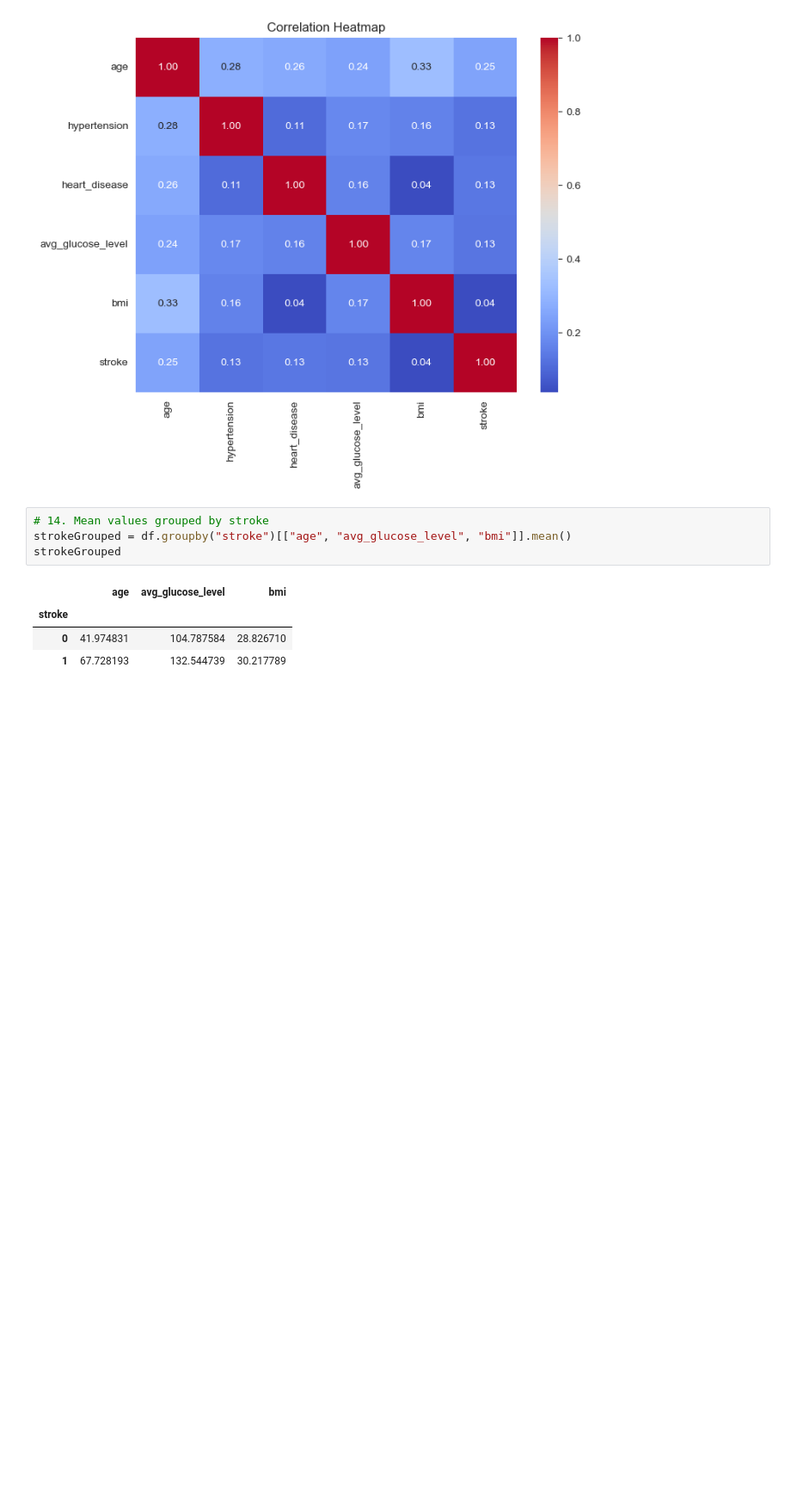
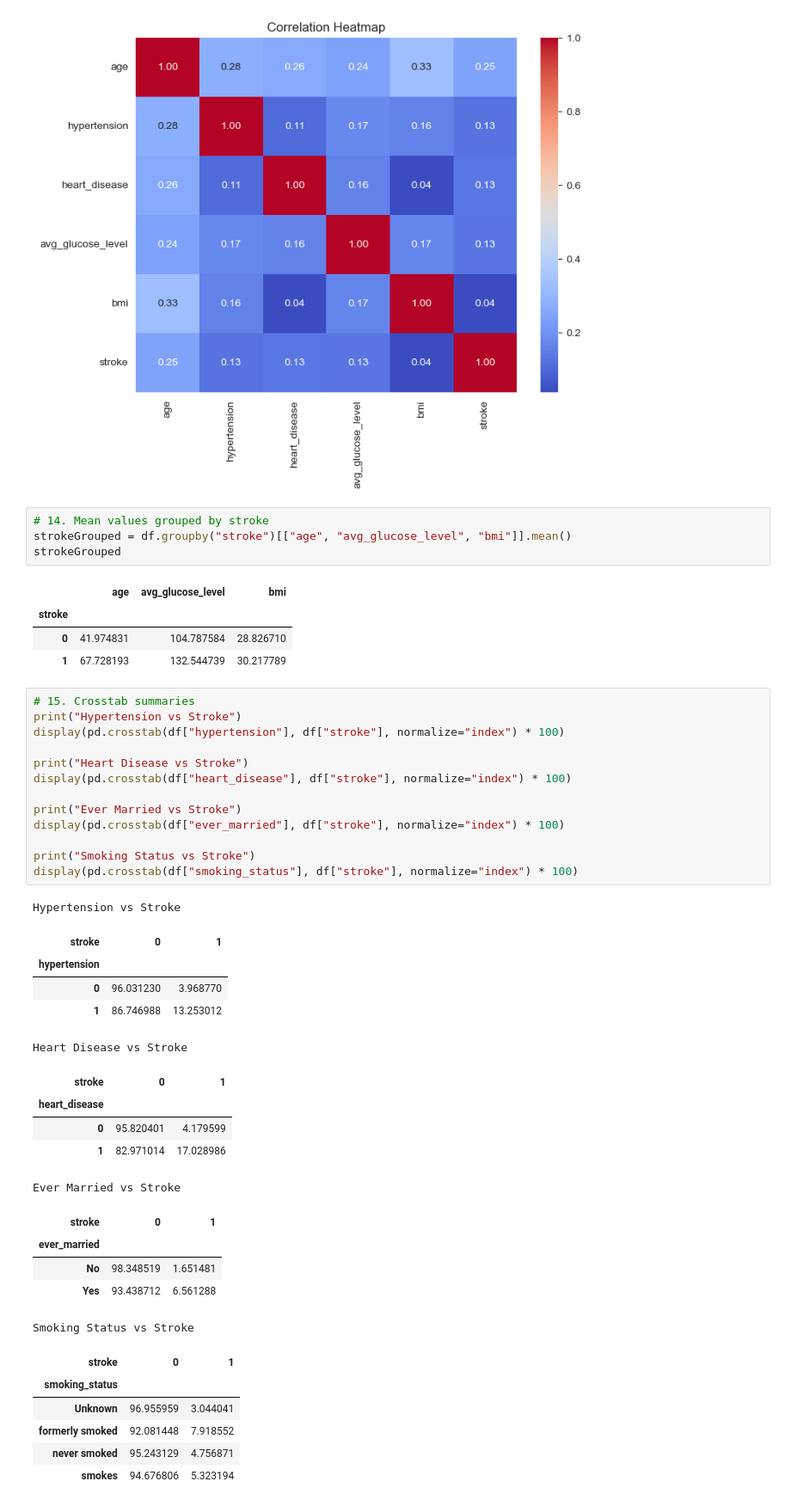
Before and after one commit to JustinDang69/Assesment2-PA, a Jupyter notebook: Untitled.ipynb, the cells around one changed output. Shown at 86% size. Drawn from its saved outputs; the diff is of its cells as text; blank space fills up the shorter version.

```diff
--- a/Untitled.ipynb
+++ b/Untitled.ipynb
@@ -296,3 +296,39 @@ strokeGrouped
 | stroke |  |  |  |
 | 0 | 41.974831 | 104.787584 | 28.826710 |
 | 1 | 67.728193 | 132.544739 | 30.217789 |
+# %%
+# 15. Crosstab summaries
+print("Hypertension vs Stroke")
+display(pd.crosstab(df["hypertension"], df["stroke"], normalize="index") * 100)
+
+print("Heart Disease vs Stroke")
+display(pd.crosstab(df["heart_disease"], df["stroke"], normalize="index") * 100)
+
+print("Ever Married vs Stroke")
+display(pd.crosstab(df["ever_married"], df["stroke"], normalize="index") * 100)
+
+print("Smoking Status vs Stroke")
+display(pd.crosstab(df["smoking_status"], df["stroke"], normalize="index") * 100)
+# %% [output]
+Hypertension vs Stroke
+| stroke | 0 | 1 |
+| hypertension |  |  |
+| 0 | 96.031230 | 3.968770 |
+| 1 | 86.746988 | 13.253012 |
+Heart Disease vs Stroke
+| stroke | 0 | 1 |
+| heart_disease |  |  |
+| 0 | 95.820401 | 4.179599 |
+| 1 | 82.971014 | 17.028986 |
+Ever Married vs Stroke
+| stroke | 0 | 1 |
+| ever_married |  |  |
+| No | 98.348519 | 1.651481 |
+| Yes | 93.438712 | 6.561288 |
+Smoking Status vs Stroke
+| stroke | 0 | 1 |
+| smoking_status |  |  |
+| Unknown | 96.955959 | 3.044041 |
+| formerly smoked | 92.081448 | 7.918552 |
+| never smoked | 95.243129 | 4.756871 |
+| smokes | 94.676806 | 5.323194 |
```
Also changed, not shown: parts of 1 cell of this notebook, 1 other file.
